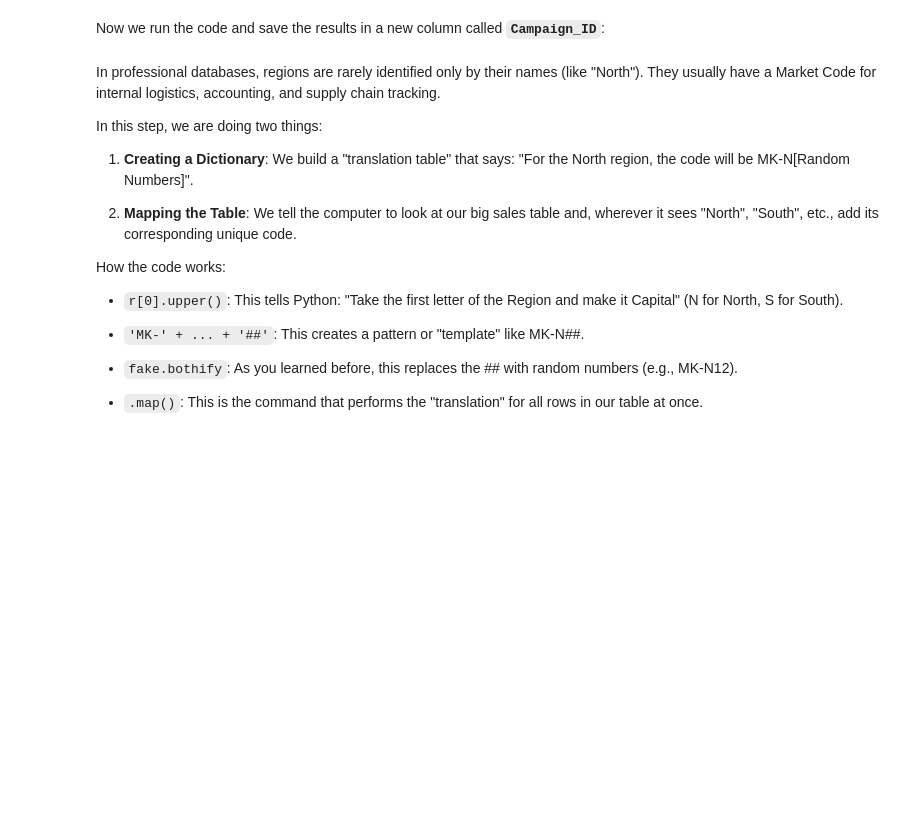
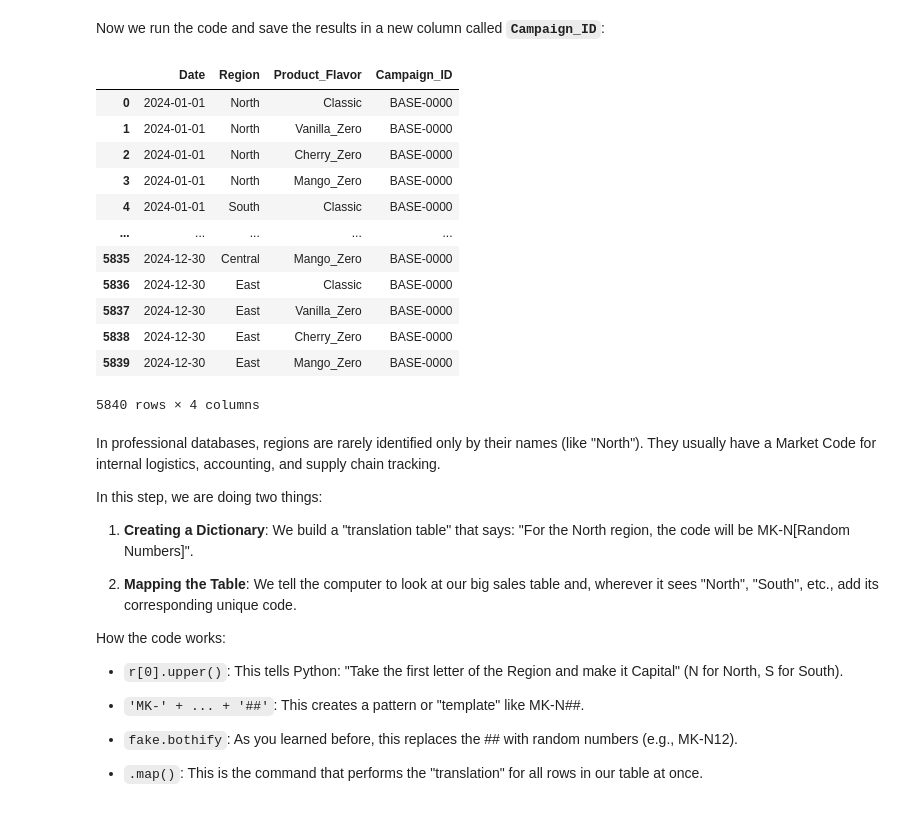
Before and after one commit to biswaskc57/marketing-trends-and-data-analysing, a Jupyter notebook: ch1_coca_cola_data_students.ipynb, the cells around one changed output. Cells and saved outputs as stored; diff of their text form; code cells hidden in the pictures; blank space fills up the shorter version.

```diff
--- a/ch1_coca_cola_data_students.ipynb
+++ b/ch1_coca_cola_data_students.ipynb
@@ -207,6 +230,21 @@ def generate_campaign_ids(df):
 Now we run the code and save the results in a new column called **`Campaign_ID`**:
 # %%
 base_df['Campaign_ID'] = generate_campaign_ids(base_df)
+base_df
+# %% [output]
+|  | Date | Region | Product_Flavor | Campaign_ID |
+| 0 | 2024-01-01 | North | Classic | BASE-0000 |
+| 1 | 2024-01-01 | North | Vanilla_Zero | BASE-0000 |
+| 2 | 2024-01-01 | North | Cherry_Zero | BASE-0000 |
+| 3 | 2024-01-01 | North | Mango_Zero | BASE-0000 |
+| 4 | 2024-01-01 | South | Classic | BASE-0000 |
+| ... | ... | ... | ... | ... |
+| 5835 | 2024-12-30 | Central | Mango_Zero | BASE-0000 |
+| 5836 | 2024-12-30 | East | Classic | BASE-0000 |
+| 5837 | 2024-12-30 | East | Vanilla_Zero | BASE-0000 |
+| 5838 | 2024-12-30 | East | Cherry_Zero | BASE-0000 |
+| 5839 | 2024-12-30 | East | Mango_Zero | BASE-0000 |
+5840 rows × 4 columns
 # %% [markdown]
 In professional databases, regions are rarely identified only by their names (like "North"). They usually have a Market Code for internal logistics, accounting, and supply chain tracking.
 
```
Also changed, not shown: parts of 21 cells of this notebook.
